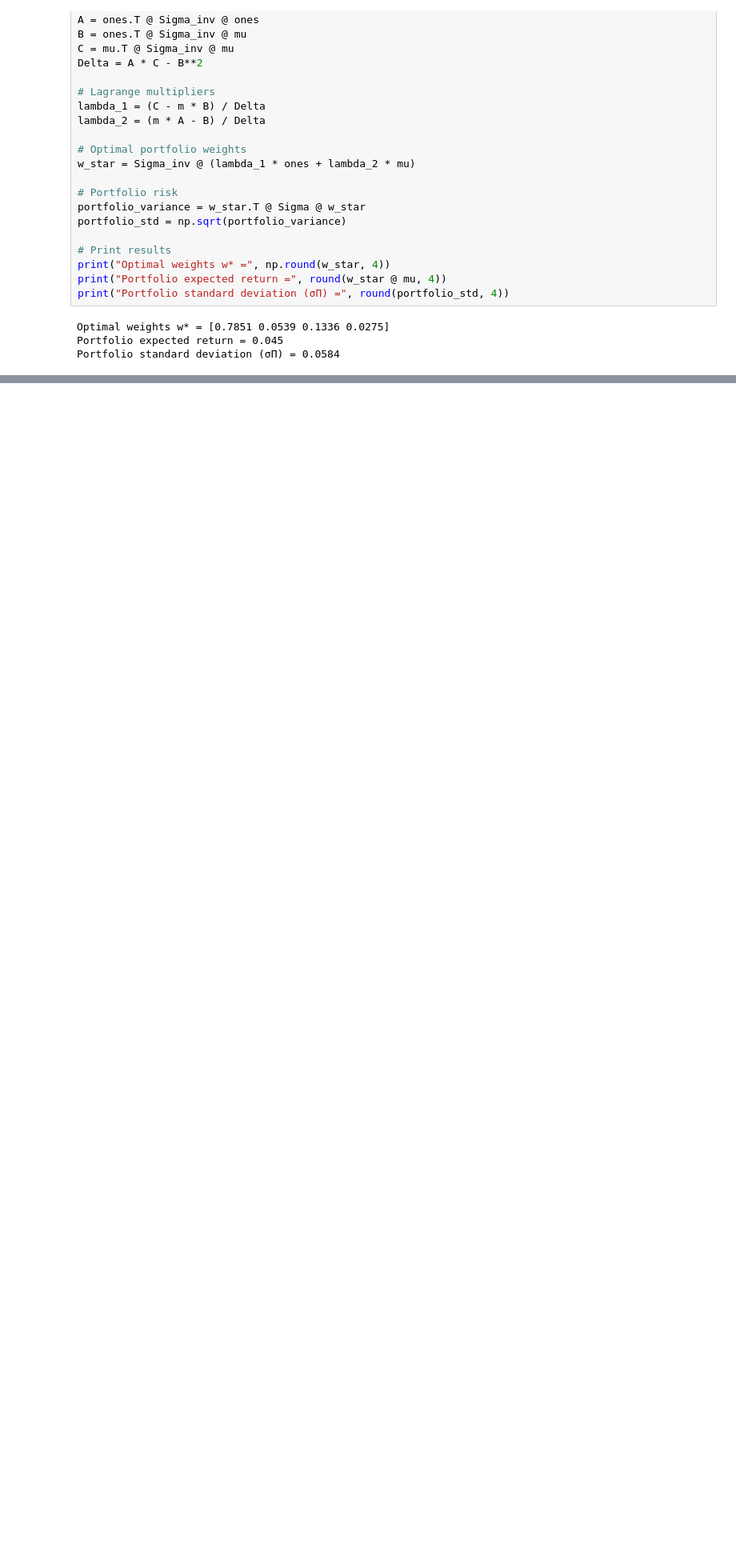
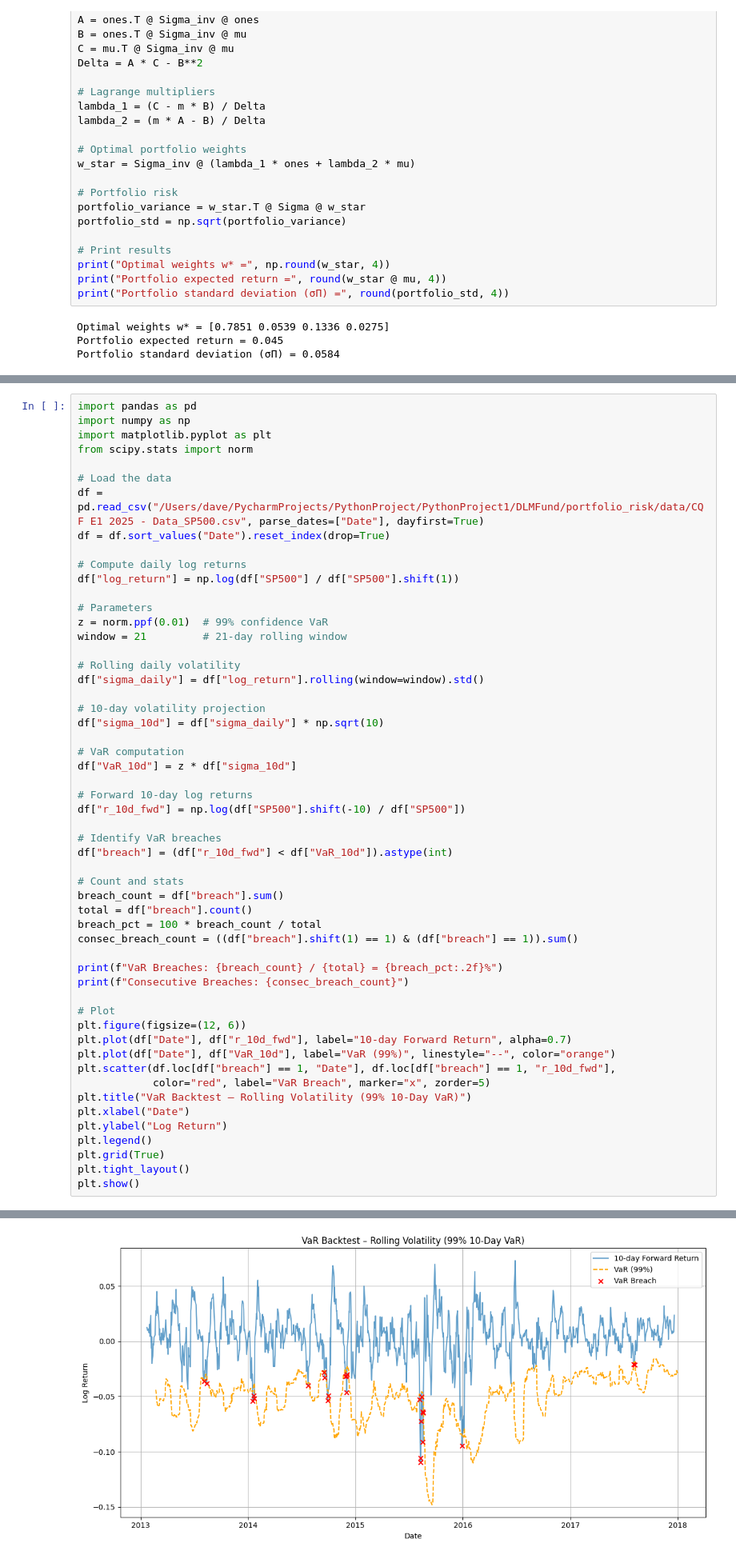
Before and after one commit to DavidLazarou/DLM_Cutter, a Jupyter notebook: portfolio_risk/notebooks/portfolio_optimisation_backtest.ipynb, the cells around one changed output, grey strips where cells are left out. Shown at 80% size. Drawn from its saved outputs; the diff is of its cells as text; blank space fills up the shorter version.

Commit message:
Add VaR and ES Sensitivities, Add rolling and EWMA 99% 10-Day VaR backtesting with S&P500 data

```diff
--- a/portfolio_risk/notebooks/portfolio_optimisation_backtest.ipynb
+++ b/portfolio_risk/notebooks/portfolio_optimisation_backtest.ipynb
@@ -137,0 +509,55 @@ Portfolio standard deviation (σΠ) = 0.0584
+# %%
+import pandas as pd
+import numpy as np
+import matplotlib.pyplot as plt
+from scipy.stats import norm
+
+# Load the data
+df = pd.read_csv("/Users/dave/PycharmProjects/PythonProject/PythonProject1/DLMFund/portfolio_risk/data/CQF E1 2025 - Data_SP500.csv", parse_dates=["Date"], dayfirst=True)
+df = df.sort_values("Date").reset_index(drop=True)
+
+# Compute daily log returns
+df["log_return"] = np.log(df["SP500"] / df["SP500"].shift(1))
+
+# Parameters
+z = norm.ppf(0.01)  # 99% confidence VaR
+window = 21         # 21-day rolling window
+
+# Rolling daily volatility
+df["sigma_daily"] = df["log_return"].rolling(window=window).std()
+
+# 10-day volatility projection
+df["sigma_10d"] = df["sigma_daily"] * np.sqrt(10)
+
+# VaR computation
+df["VaR_10d"] = z * df["sigma_10d"]
+
+# Forward 10-day log returns
+df["r_10d_fwd"] = np.log(df["SP500"].shift(-10) / df["SP500"])
+
+# Identify VaR breaches
+df["breach"] = (df["r_10d_fwd"] < df["VaR_10d"]).astype(int)
+
+# Count and stats
+breach_count = df["breach"].sum()
+total = df["breach"].count()
+breach_pct = 100 * breach_count / total
+consec_breach_count = ((df["breach"].shift(1) == 1) & (df["breach"] == 1)).sum()
+
+print(f"VaR Breaches: {breach_count} / {total} = {breach_pct:.2f}%")
+print(f"Consecutive Breaches: {consec_breach_count}")
+
+# Plot
+plt.figure(figsize=(12, 6))
+plt.plot(df["Date"], df["r_10d_fwd"], label="10-day Forward Return", alpha=0.7)
+plt.plot(df["Date"], df["VaR_10d"], label="VaR (99%)", linestyle="--", color="orange")
+plt.scatter(df.loc[df["breach"] == 1, "Date"], df.loc[df["breach"] == 1, "r_10d_fwd"],
+            color="red", label="VaR Breach", marker="x", zorder=5)
+plt.title("VaR Backtest – Rolling Volatility (99% 10-Day VaR)")
+plt.xlabel("Date")
+plt.ylabel("Log Return")
+plt.legend()
+plt.grid(True)
+plt.tight_layout()
+plt.show()
+# %% [output]
@@ -137,0 +566 @@ Portfolio standard deviation (σΠ) = 0.0584
+[figure, added]
```
Also changed, not shown: parts of 14 cells of this notebook, 1 other file.
